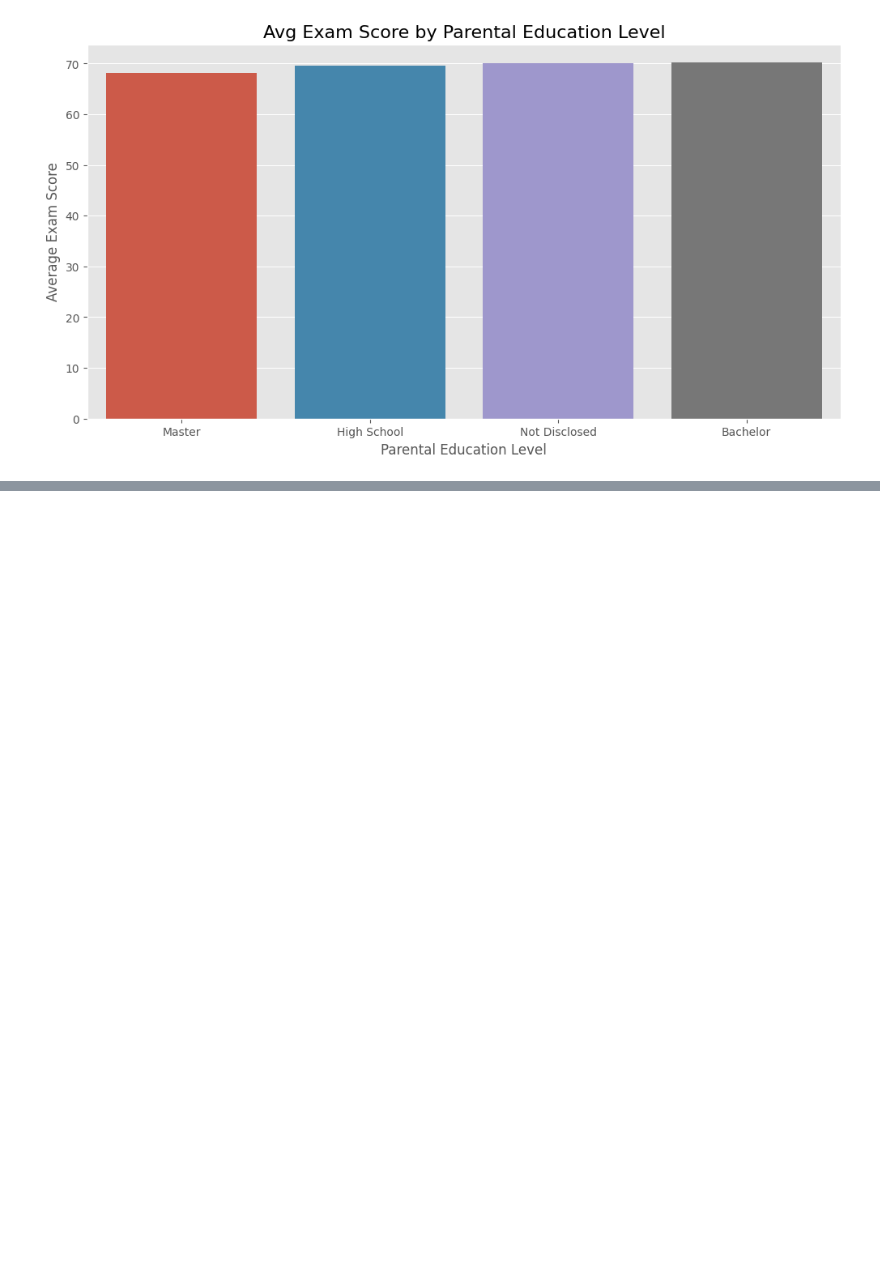
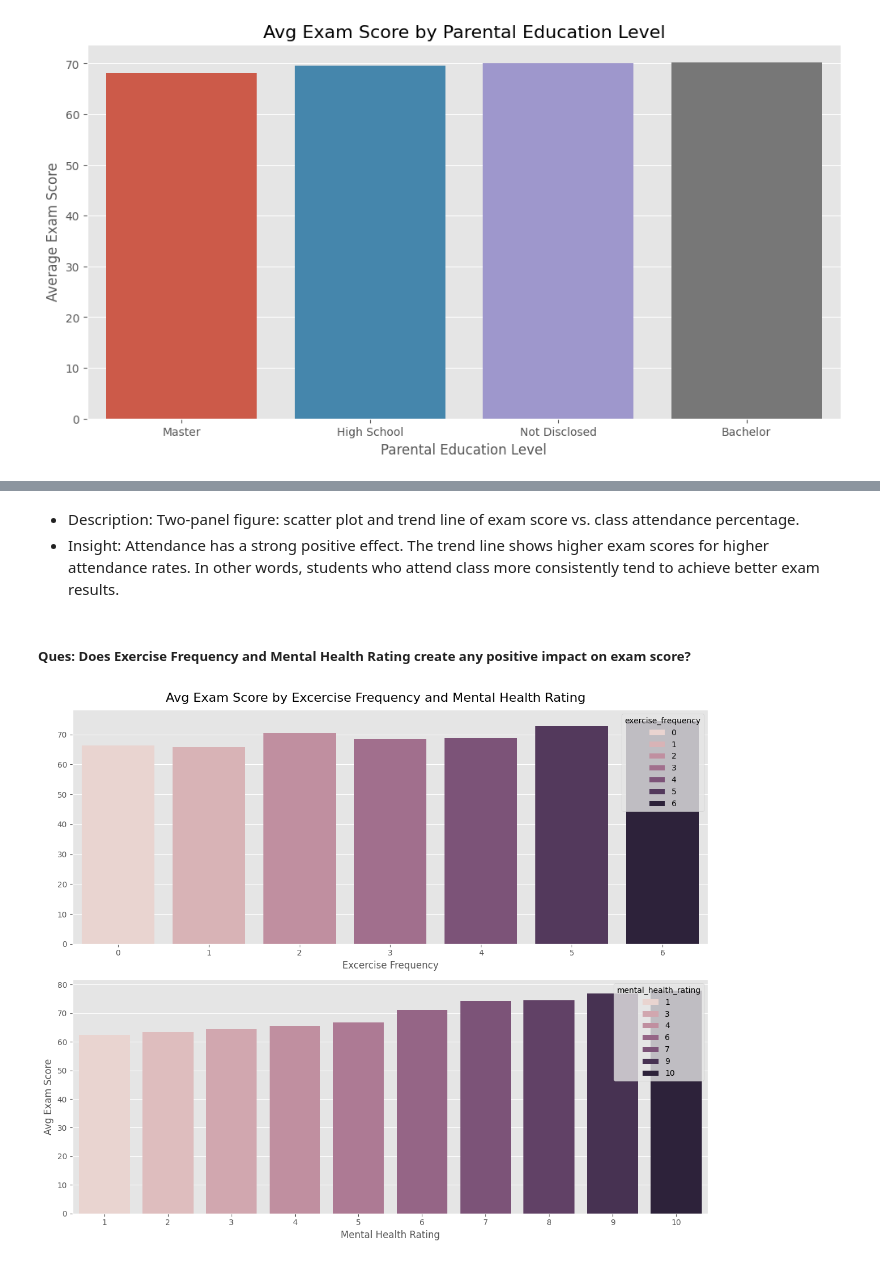
Before and after one commit to AnubhavYadavBCA25/Student-Habit-Performance-Project, a Jupyter notebook: notebook/EDA.ipynb, the cells around one changed output, grey strips where cells are left out. Saved outputs shown, nothing was run; the diff lists cells and outputs as text; code cells hidden in the pictures; blank space fills up the shorter version.

```diff
--- a/notebook/EDA.ipynb
+++ b/notebook/EDA.ipynb
@@ -458,0 +567,21 @@ Text(0, 0.5, 'Average Exam Score')
+# %% [markdown]
+- Description: Two-panel figure: scatter plot and trend line of exam score vs. class attendance percentage.
+- Insight: Attendance has a strong positive effect. The trend line shows higher exam scores for higher attendance rates. In other words, students who attend class more consistently tend to achieve better exam results.
+# %% [markdown]
+##### Ques: Does Exercise Frequency and Mental Health Rating create any positive impact on exam score?
+# %%
+fig, ax = plt.subplots(2,1, figsize=(12,10))
+
+avg_exam_score_excercise = df.groupby('exercise_frequency')['exam_score'].mean().sort_values()
+avg_exam_score_mental_health = df.groupby('mental_health_rating')['exam_score'].mean().sort_values()
+
+sns.barplot(x=avg_exam_score_excercise.index, y=avg_exam_score_excercise.values, ax=ax[0], hue=avg_exam_score_excercise.index)
+sns.barplot(x=avg_exam_score_mental_health.index, y=avg_exam_score_mental_health.values, ax=ax[1], hue=avg_exam_score_mental_health.index)
+
+plt.suptitle("Avg Exam Score by Excercise Frequency and Mental Health Rating", fontsize=16)
+ax[0].set_xlabel('Excercise Frequency')
+ax[1].set_xlabel('Mental Health Rating')
+plt.ylabel('Avg Exam Score')
+plt.tight_layout()
+# %% [output]
+[figure, added]
```
Also changed, not shown: parts of 40 cells of this notebook.
